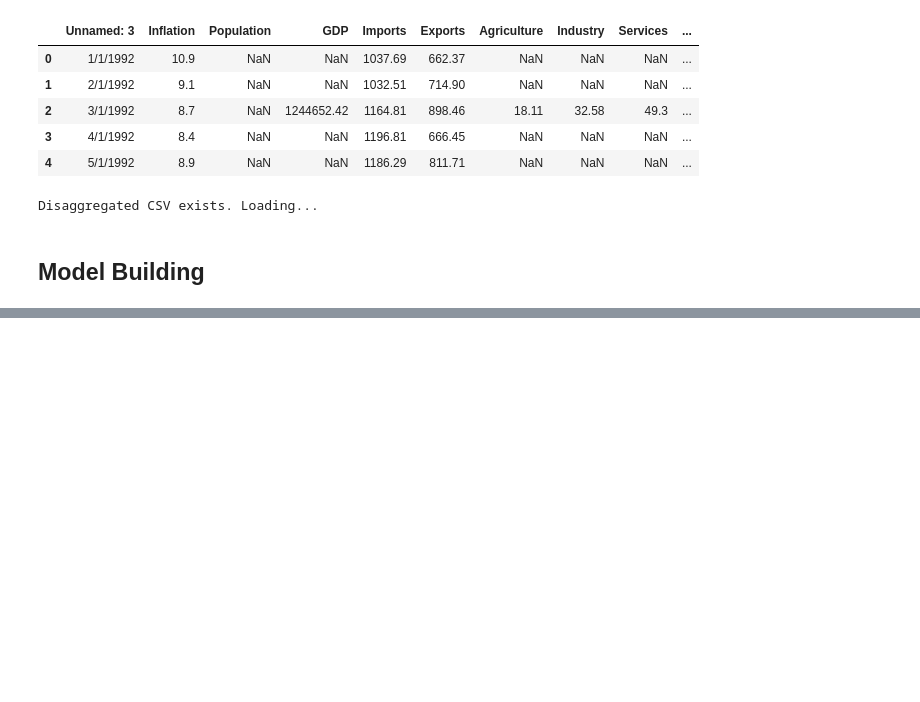
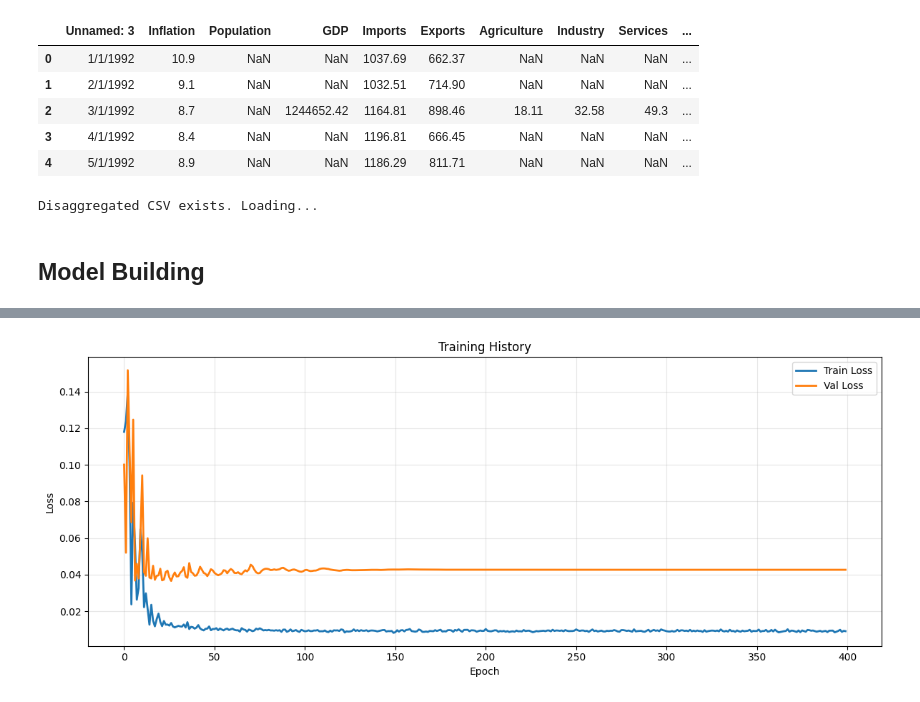
Before and after one commit to paulomercado/caps, a Jupyter notebook: main.ipynb, the cells around one changed output, grey strips where cells are left out. Cells and saved outputs as stored; diff of their text form; code cells hidden in the pictures; blank space fills up the shorter version.

```diff
--- a/main.ipynb
+++ b/main.ipynb
@@ -166,7 +172,7 @@ def split_data(X, use_val=True):
 from sklearn.preprocessing import MinMaxScaler
 import pickle
 
-def transform_data(data, save_path="scaler.pkl"):
+def transform_data(data, save_path="Transforms/scaler.pkl"):
     scaler = MinMaxScaler()
     data_scaled = scaler.fit_transform(data)
 
@@ -175,7 +181,7 @@ def transform_data(data, save_path="scaler.pkl"):
 
     return data_scaled
 
-def inverse_transform(data, load_path="scaler.pkl"):
+def inverse_transform(data, load_path="Transforms/scaler.pkl"):
     with open(load_path, "rb") as f:
         scaler = pickle.load(f)
     return scaler.inverse_transform(data)
@@ -302,4 +284,0 @@ train_labels, val_labels, test_labels = split_data(y)
-# %%
-with open("config.json", "r") as file:
-    config = json.load(file)
-hyperparams = Hyperparameter(**config)
@@ -350,0 +756,28 @@ tensor(20.5501)
+# %%
+# Create final model
+tr.set_seed(args.seed)
+final_model = GRUModel(
+    input_size=dataset['input_size'],
+    hidden_size=args.hidden_size,
+    output_size=dataset['output_size'],
+    num_layers=args.num_layers,
+    dropout=args.dropout
+).to(device)
+
+args.train_criterion = nn.MSELoss()
+args.test_criterion = tr.MAPELoss()
+
+# Train and evaluate
+test_loss, test_preds, train_losses, val_losses = tr.run(
+    final_model,
+    train_loader,
+    val_loader,
+    test_loader,
+    args,
+    fold=None
+)
+
+print(f"\n{'='*50}")
+print(f"Final Model Results:")
+print(f"{'='*50}")
+print(f"Final Test Loss (MAPE): {test_loss:.4f}%")
@@ -367,0 +850,4 @@ for i in range(3):
+# %%
+plot_training_history(train_losses, val_losses)
+# %% [output]
+[figure, added]
```
Also changed, not shown: parts of 21 cells of this notebook, 9 other files.
